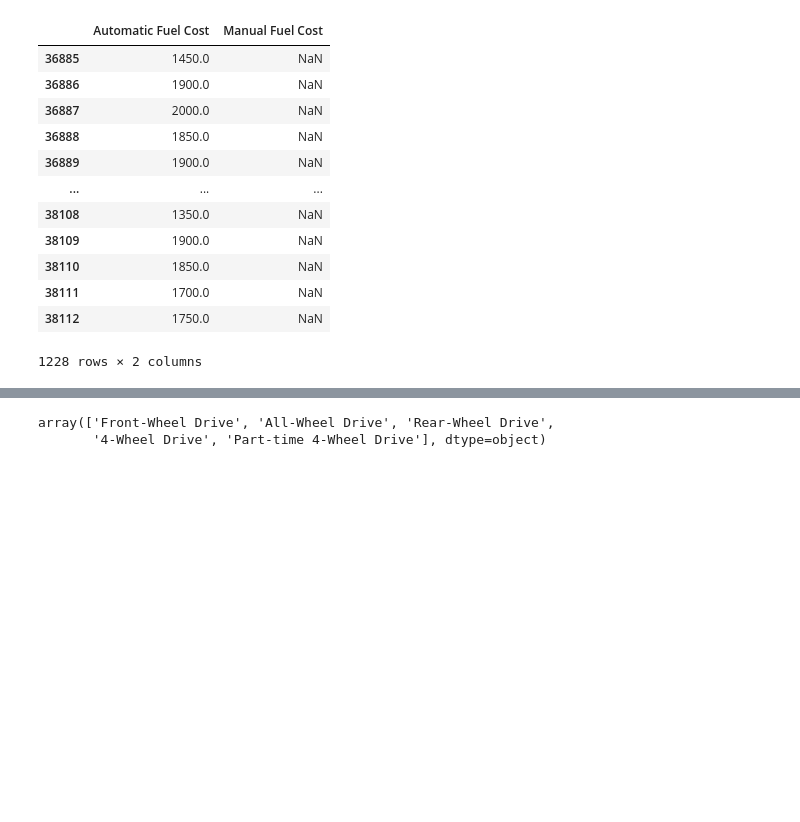
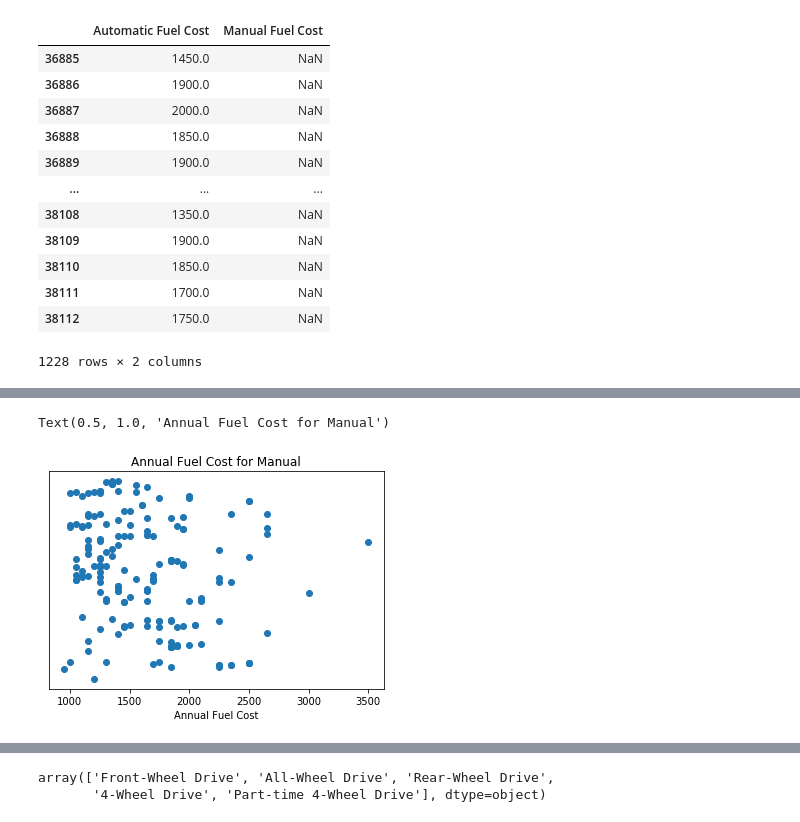
Before and after one commit to geraldwattsthethird/Fuel-Cost-Analysis, a Jupyter notebook: Fuel_Cost.ipynb, the cells around one changed output, grey strips where cells are left out. Saved outputs shown, nothing was run; the diff lists cells and outputs as text; code cells hidden in the pictures; blank space fills up the shorter version.

```diff
--- a/Fuel_Cost.ipynb
+++ b/Fuel_Cost.ipynb
@@ -352,0 +349,13 @@ plt.scatter(transmit_2017_m_fuel, transmit_2017_m_ID)
+# %%
+plt.scatter(transmit_2017_m_fuel, transmit_2017_m_ID)
+
+# Make y axis disappear #magic
+ax = plt.gca()
+ax.axes.yaxis.set_visible(False)
+
+# Labels
+plt.xlabel("Annual Fuel Cost")
+plt.title("Annual Fuel Cost for Manual")
+# %% [output]
+Text(0.5, 1.0, 'Annual Fuel Cost for Manual')
+[figure, added]
```
Also changed, not shown: parts of 21 cells of this notebook.
